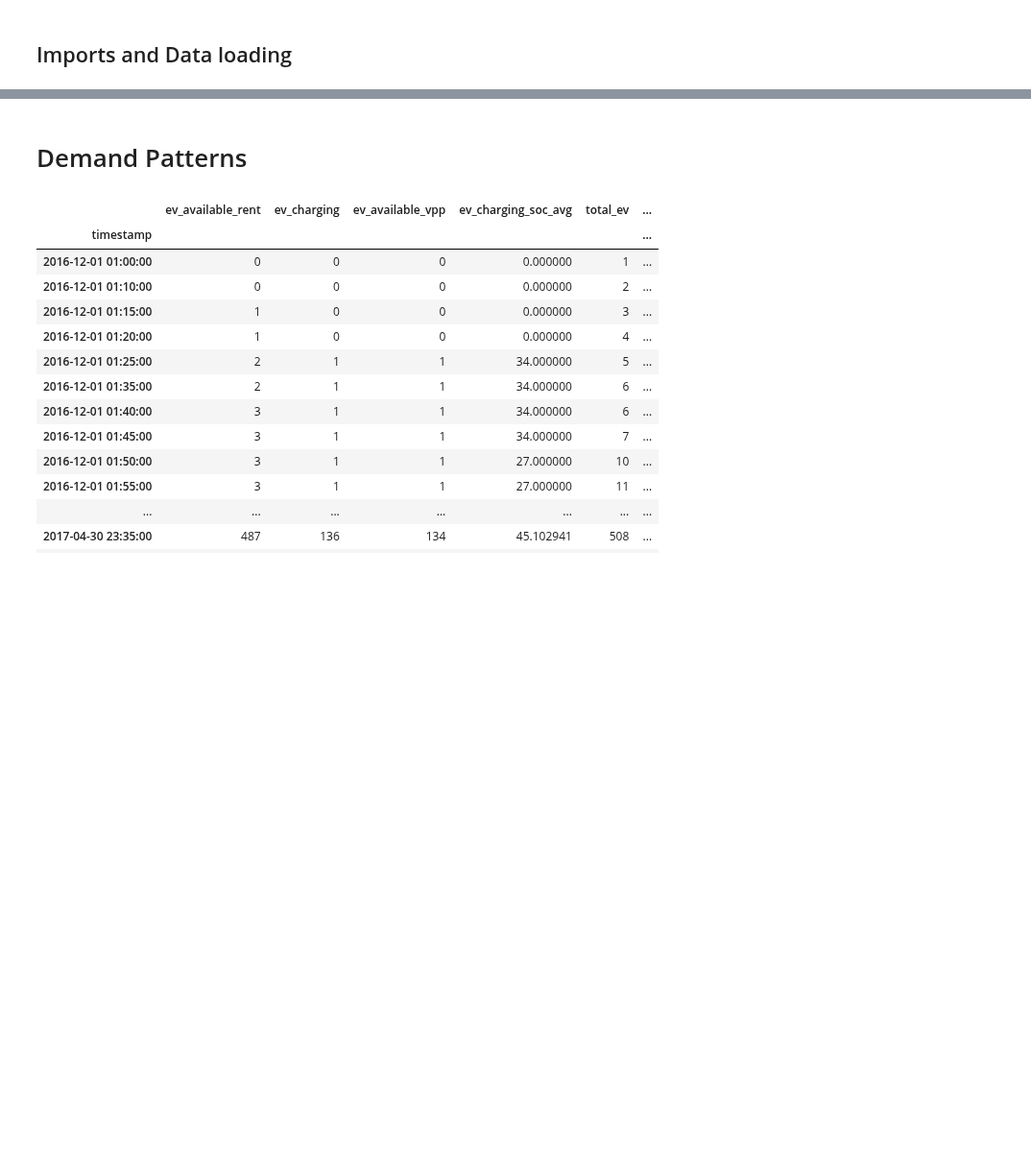
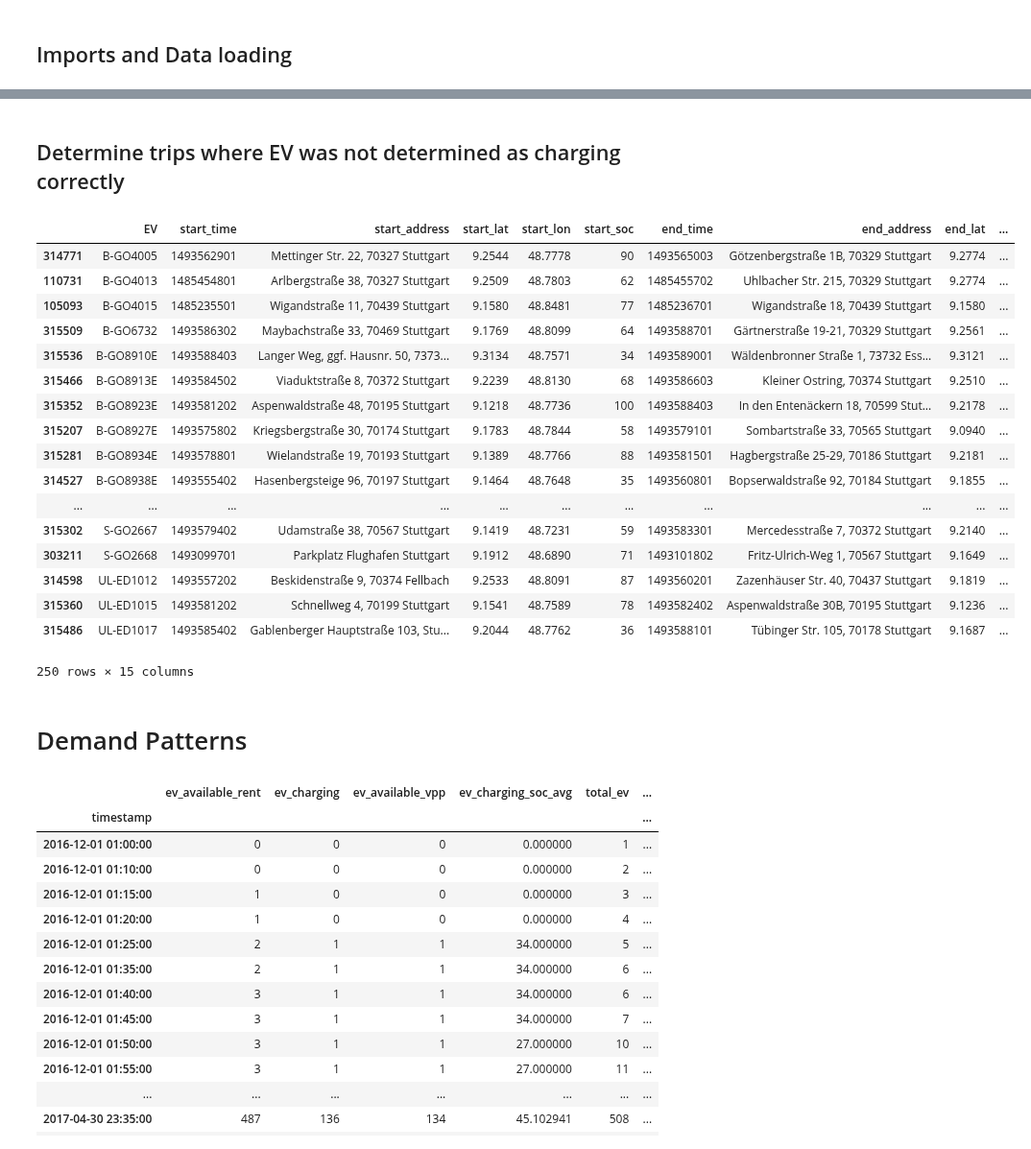
Before and after one commit to indyfree/FleetSim, a Jupyter notebook: notebooks/02-Car2Go.ipynb, the cells around one changed output, grey strips where cells are left out. Shown at 96% size. Cells and saved outputs as stored; diff of their text form; code cells hidden in the pictures; blank space fills up the shorter version.

```diff
--- a/notebooks/02-Car2Go.ipynb
+++ b/notebooks/02-Car2Go.ipynb
@@ -45,3 +45,29 @@ trips[trips['trip_distance'] == 0]
+# %% [markdown]
+## Determine trips where EV was not determined as charging correctly
+# %%
+trips_error = trips.sort_values(["EV", "start_time"])
+trips_error["soc_n"] = trips_error["start_soc"].shift(-1)
+errors = trips_error[(trips_error["soc_n"] - trips_error["end_soc"] >= 5) & (trips_error["end_charging"].isna())]
+errors
+# %% [output]
+|  | EV | start_time | start_address | start_lat | start_lon | start_soc | end_time | end_address | end_lat | ... |
+| 314771 | B-GO4005 | 1493562901 | Mettinger Str. 22, 70327 Stuttgart | 9.2544 | 48.7778 | 90 | 1493565003 | Götzenbergstraße 1B, 70329 Stuttgart | 9.2774 | ... |
+| 110731 | B-GO4013 | 1485454801 | Arlbergstraße 38, 70327 Stuttgart | 9.2509 | 48.7803 | 62 | 1485455702 | Uhlbacher Str. 215, 70329 Stuttgart | 9.2774 | ... |
+| 105093 | B-GO4015 | 1485235501 | Wigandstraße 11, 70439 Stuttgart | 9.1580 | 48.8481 | 77 | 1485236701 | Wigandstraße 18, 70439 Stuttgart | 9.1580 | ... |
+| 315509 | B-GO6732 | 1493586302 | Maybachstraße 33, 70469 Stuttgart | 9.1769 | 48.8099 | 64 | 1493588701 | Gärtnerstraße 19-21, 70329 Stuttgart | 9.2561 | ... |
+| 315536 | B-GO8910E | 1493588403 | Langer Weg, ggf. Hausnr. 50, 7373... | 9.3134 | 48.7571 | 34 | 1493589001 | Wäldenbronner Straße 1, 73732 Ess... | 9.3121 | ... |
+| 315466 | B-GO8913E | 1493584502 | Viaduktstraße 8, 70372 Stuttgart | 9.2239 | 48.8130 | 68 | 1493586603 | Kleiner Ostring, 70374 Stuttgart | 9.2510 | ... |
+| 315352 | B-GO8923E | 1493581202 | Aspenwaldstraße 48, 70195 Stuttgart | 9.1218 | 48.7736 | 100 | 1493588403 | In den Entenäckern 18, 70599 Stut... | 9.2178 | ... |
+| 315207 | B-GO8927E | 1493575802 | Kriegsbergstraße 30, 70174 Stuttgart | 9.1783 | 48.7844 | 58 | 1493579101 | Sombartstraße 33, 70565 Stuttgart | 9.0940 | ... |
+| 315281 | B-GO8934E | 1493578801 | Wielandstraße 19, 70193 Stuttgart | 9.1389 | 48.7766 | 88 | 1493581501 | Hagbergstraße 25-29, 70186 Stuttgart | 9.2181 | ... |
+| 314527 | B-GO8938E | 1493555402 | Hasenbergsteige 96, 70197 Stuttgart | 9.1464 | 48.7648 | 35 | 1493560801 | Bopserwaldstraße 92, 70184 Stuttgart | 9.1855 | ... |
+| ... | ... | ... | ... | ... | ... | ... | ... | ... | ... | ... |
+| 315302 | S-GO2667 | 1493579402 | Udamstraße 38, 70567 Stuttgart | 9.1419 | 48.7231 | 59 | 1493583301 | Mercedesstraße 7, 70372 Stuttgart | 9.2140 | ... |
+| 303211 | S-GO2668 | 1493099701 | Parkplatz Flughafen Stuttgart | 9.1912 | 48.6890 | 71 | 1493101802 | Fritz-Ulrich-Weg 1, 70567 Stuttgart | 9.1649 | ... |
+| 314598 | UL-ED1012 | 1493557202 | Beskidenstraße 9, 70374 Fellbach | 9.2533 | 48.8091 | 87 | 1493560201 | Zazenhäuser Str. 40, 70437 Stuttgart | 9.1819 | ... |
+| 315360 | UL-ED1015 | 1493581202 | Schnellweg 4, 70199 Stuttgart | 9.1541 | 48.7589 | 78 | 1493582402 | Aspenwaldstraße 30B, 70195 Stuttgart | 9.1236 | ... |
+| 315486 | UL-ED1017 | 1493585402 | Gablenberger Hauptstraße 103, Stu... | 9.2044 | 48.7762 | 36 | 1493588101 | Tübinger Str. 105, 70178 Stuttgart | 9.1687 | ... |
+250 rows × 15 columns
 # %% [markdown]
 # Demand Patterns
 # %%
```
Also changed, not shown: parts of 6 cells of this notebook, 1 other file.
